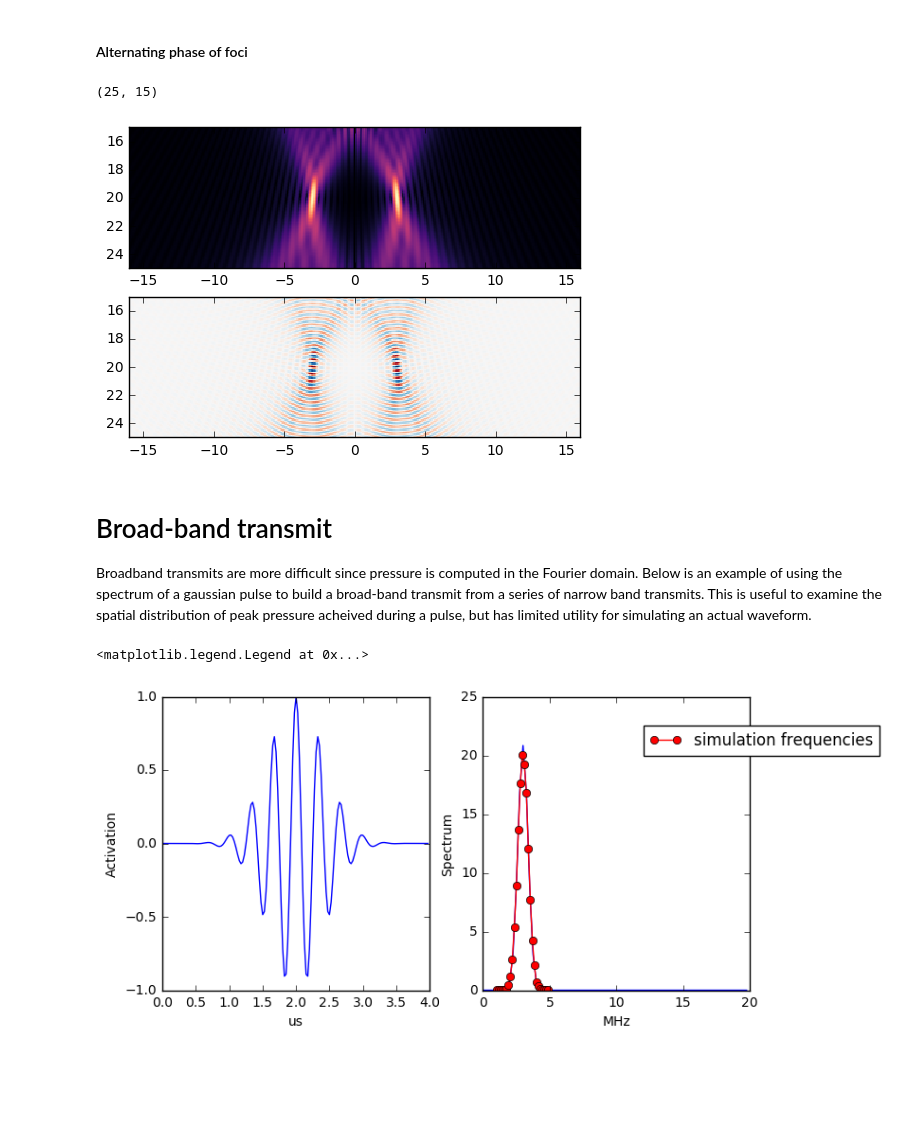
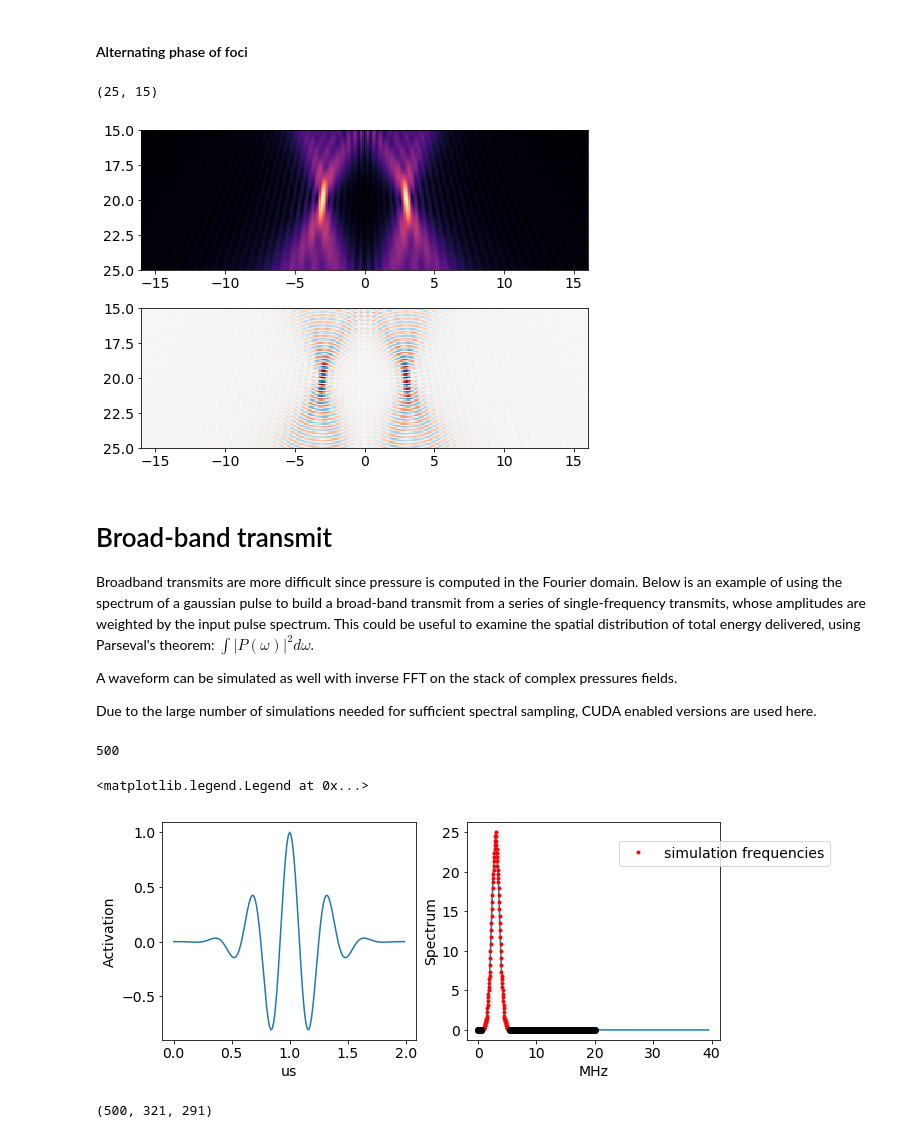
Before and after one commit to vlchaplin/pyRayleighCuda, a Jupyter notebook: examples/LinearProbe2D.ipynb, the cells around one changed output. Cells and saved outputs as stored; diff of their text form; code cells hidden in the pictures; blank space fills up the shorter version.

Commit message:
Added time-resolved example

```diff
--- a/examples/LinearProbe2D.ipynb
+++ b/examples/LinearProbe2D.ipynb
@@ -5,14 +5,13 @@ import numpy as np
 import sys
 import matplotlib.pyplot as plt
 
-sys.path.append('../') #add pyRayleighCuda to path
-import transducers
-
-
 #display options for the notebook
 import matplotlib as mpl
 
+
+%matplotlib inline
+
 mpl.rcParams['image.cmap'] = 'magma'
 mpl.rcParams['image.interpolation'] = 'none'
-
-%matplotlib inline
+mpl.rcParams['font.size'] = 14
+mpl.rcParams['figure.figsize'] = [8.0, 6.0]
@@ -132,23 +138,27 @@ plt.imshow(np.real(pr).T, extent=imgBoundsT, cmap=plt.cm.RdBu )
 plt.ylim([25,15])
 # %% [output]
 (25, 15)
-[figure, old version]
+[figure, new version]
 # %% [markdown]
 # Broad-band transmit
 
-Broadband transmits are more difficult since pressure is computed in the Fourier domain. Below is an example of using the spectrum of a gaussian pulse to build a broad-band transmit from a series of narrow band transmits. This is useful to examine the spatial distribution of peak pressure acheived during a pulse, but has limited utility for simulating an actual waveform.
+Broadband transmits are more difficult since pressure is computed in the Fourier domain. Below is an example of using the spectrum of a gaussian pulse to build a broad-band transmit from a series of single-frequency transmits, whose amplitudes are weighted by the input pulse spectrum. This could be useful to examine the spatial distribution of total energy delivered, using Parseval's theorem: $\int |P(\omega)|^2 d\omega$.
+
+A waveform can be simulated as well with inverse FFT on the stack of complex pressures fields.
+
+Due to the large number of simulations needed for sufficient spectral sampling, CUDA enabled versions are used here.
 # %%
 import scipy.signal as sig
 # %%
 fc = 3e6
 
-Fs = 40e6
+Fs = 80e6
 dt=1/Fs
-t_us = np.arange(0.0, 4.0, dt*1e6)
+t_us = np.arange(0.0, 2.0, dt*1e6)
 Nt = len(t_us)
 mid = round(Nt/2)
 
-w = sig.gausspulse(t_us - t_us[mid], fc=fc*1e-6, bw=0.3)
+w = sig.gausspulse(t_us - t_us[mid], fc=fc*1e-6, bw=0.5)
 wfft = np.fft.fft(w)
 freqs = np.fft.fftfreq(Nt,d=dt)
 
@@ -158,35 +168,45 @@ df = freqs[1]-freqs[0]
 #freqs = np.fft.fftshift(freqs)
 # %%
 #Build broad-band transmit by interpolating several encodings around the center frequency
-
+#mid=-1
 spec_fr = freqs[0:mid]
 spec_envelope = np.abs(wfft[0:mid])
 
-sampling_freqs = np.arange(1e6,5e6,150e3)
+stepHz =40e3
+sampling_freqs = np.arange(0,20e6, stepHz)
 nf = len(sampling_freqs)
 
 sampling_envelope = np.zeros(nf)
+threshold = 10**(-30/10)
 
 for i in range(nf):
     fi = sampling_freqs[i]
-    sampling_envelope[i] = np.interp(fi, spec_fr, spec_envelope )
+    sampling_envelope[i] = np.interp(fi, spec_fr, spec_envelope, left=0, right=0.0 )
+
+subThreshold = ( np.abs(sampling_envelope) / np.abs(spec_envelope.max())) < threshold
+
+nf
+# %% [output]
+500
 # %%
-plt.figure(figsize=(8,4))
+plt.figure(figsize=(10,4))
 plt.subplot(121)
 plt.plot(t_us,w)
 plt.xlabel('us')
 plt.ylabel('Activation')
 
 
 plt.subplot(122)
+
 plt.plot(freqs[0:mid]*1e-6, np.abs(wfft[0:mid]),'-')
-plt.plot(sampling_freqs*1e-6, sampling_envelope, 'ro-', label='simulation frequencies')
+plt.plot(sampling_freqs*1e-6, sampling_envelope, 'r.', label='simulation frequencies')
+plt.plot(sampling_freqs[subThreshold]*1e-6, sampling_envelope[subThreshold], 'ko')
 plt.xlabel('MHz')
 plt.ylabel('Spectrum')
 plt.legend(loc=(.6,0.8))
 # %% [output]
 <matplotlib.legend.Legend at 0x...>
-[figure, old version]
+[figure, new version]
 # %%
 
 pr = np.zeros([nf,Nx,Ny,Nz],dtype=np.complex)
@@ -198,2 +225,12 @@ for i in range(nf):
 
 pr = pr.squeeze()
+# %%
+#Inverse fft to get time-resolved pulse
+
+
+pr_vs_t = np.fft.ifft( pr, axis=0)
+t_axis_us = 1e6*np.linspace(0.0, 1.0, len(sampling_freqs)) / stepHz
+
+pr_vs_t.shape
+# %% [output]
+(500, 321, 291)
```
Also changed, not shown: parts of 19 cells of this notebook, 1 other file.
